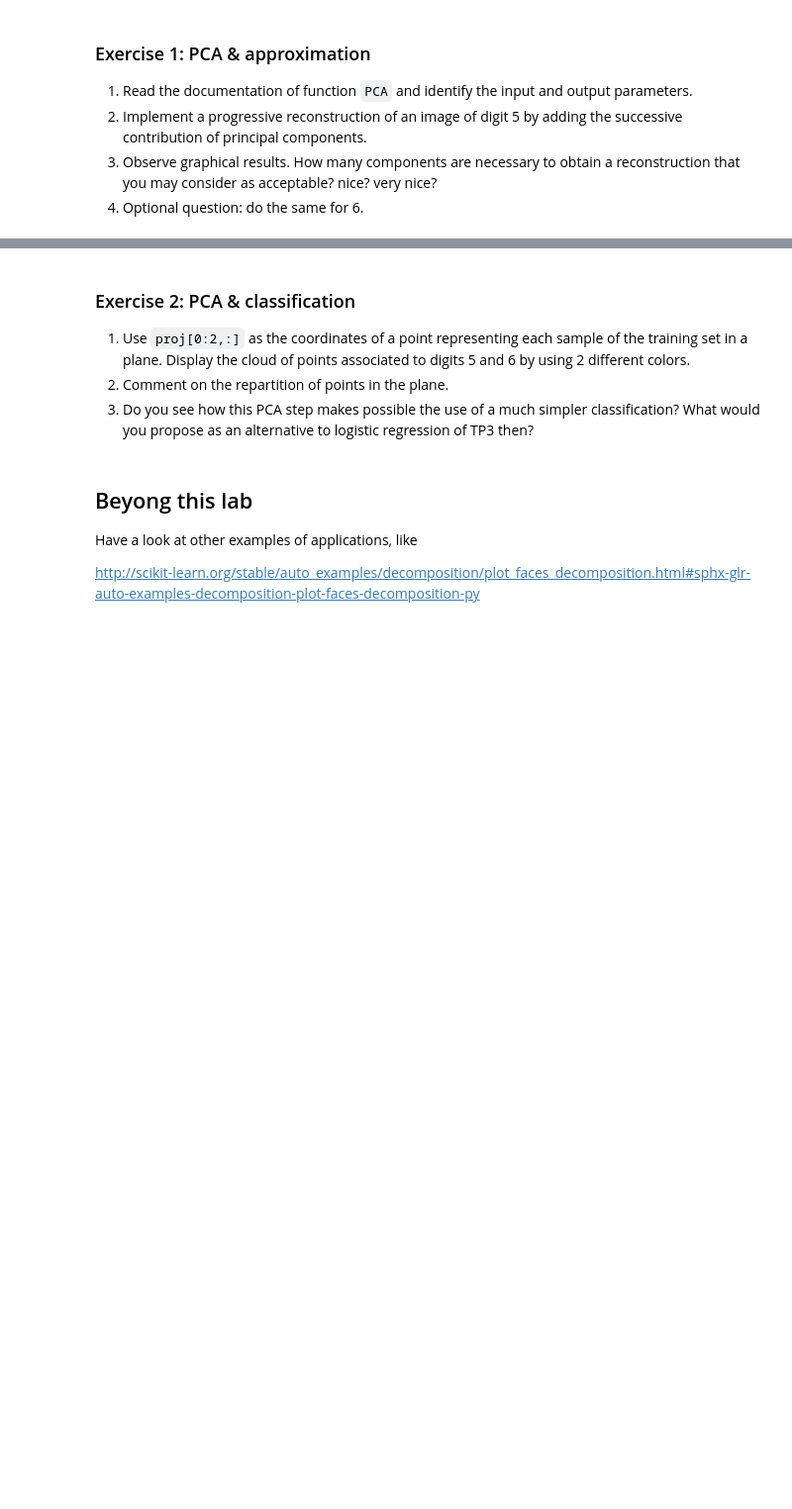
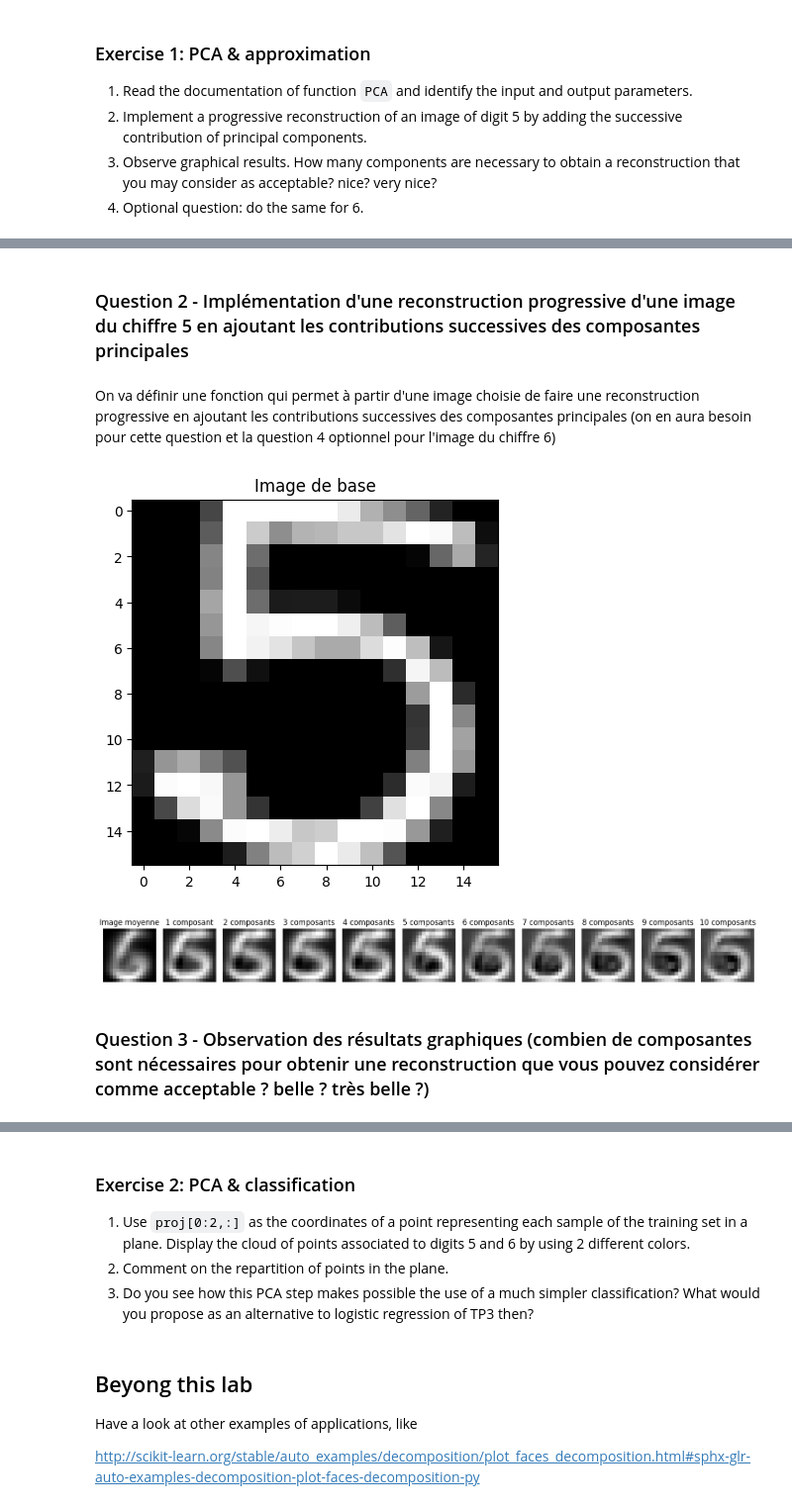
Before and after one commit to mcaron01/decsion-et-apprentissage-sdi, a Jupyter notebook: TP4/TNE2_PCA_archive/TNE2_PCA.ipynb, the cells around one changed output, grey strips where cells are left out. Shown at 99% size. Cells and saved outputs as stored; diff of their text form; code cells hidden in the pictures; blank space fills up the shorter version.

```diff
--- a/TP4/TNE2_PCA_archive/TNE2_PCA.ipynb
+++ b/TP4/TNE2_PCA_archive/TNE2_PCA.ipynb
@@ -101,0 +123,4 @@ reconstruction that you may consider as acceptable? nice? very nice?
+# %% [markdown]
+### Question 2 - Implémentation d'une reconstruction progressive d'une image du chiffre 5 en ajoutant les contributions successives des composantes principales
+# %% [markdown]
+On va définir une fonction qui permet à partir d'une image choisie de faire une reconstruction progressive en ajoutant les contributions successives des composantes principales (on en aura besoin pour cette question et la question 4 optionnel pour l'image du chiffre 6)
@@ -101,0 +171,15 @@ reconstruction that you may consider as acceptable? nice? very nice?
+# %%
+image_index = 2 # image correspondant a un 5
+
+# Image de base
+im_base =  np.reshape(x_train_brut[image_index,:],(16,16))
+plt.imshow(im_base,cmap='gray')
+plt.title("Image de base")
+plt.show()
+
+projection_reconstruct(image_index, 10, moy_train, proj, comp)
+# %% [output]
+[figure, added]
+[figure, added]
+# %% [markdown]
+### Question 3 - Observation des résultats graphiques (combien de composantes sont nécessaires pour obtenir une reconstruction que vous pouvez considérer comme acceptable ? belle ? très belle ?)
```
Also changed, not shown: parts of 17 cells of this notebook, 3 other files.
